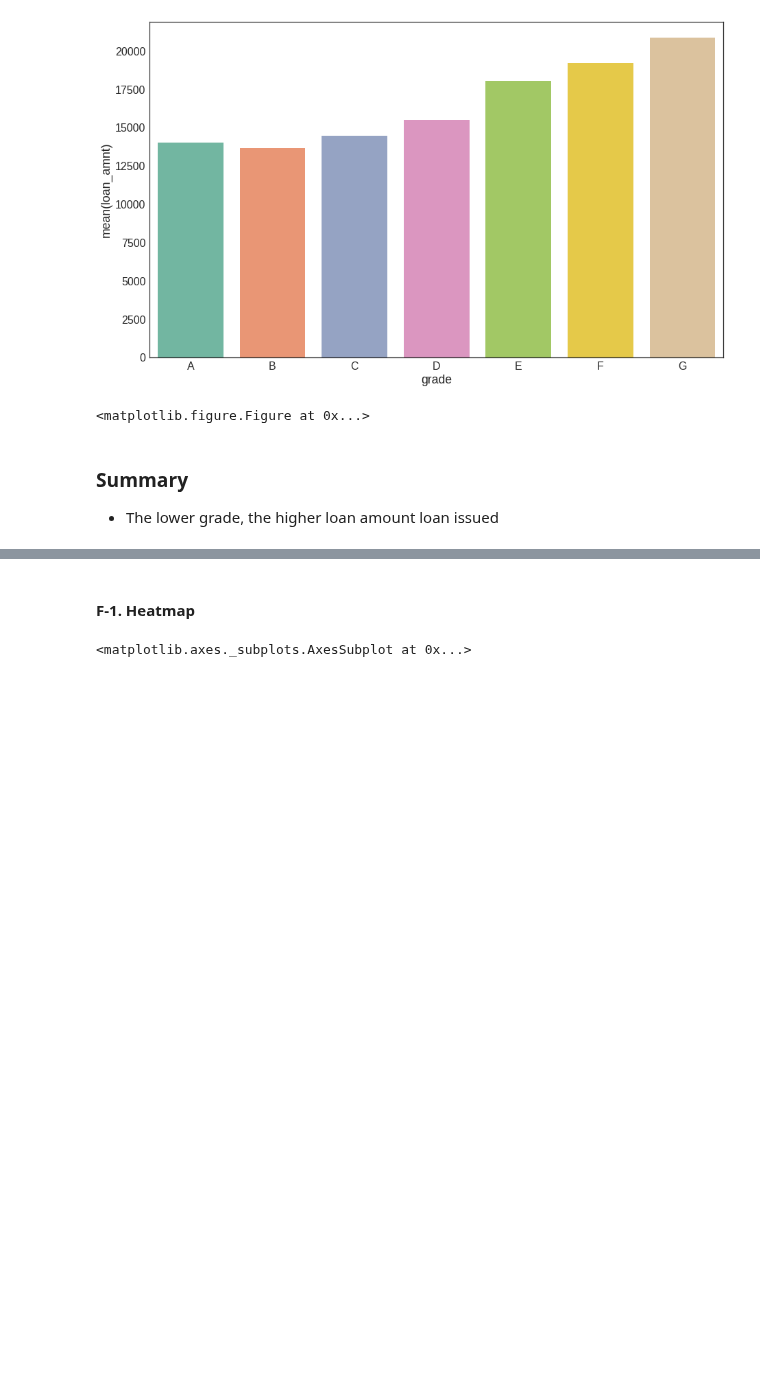
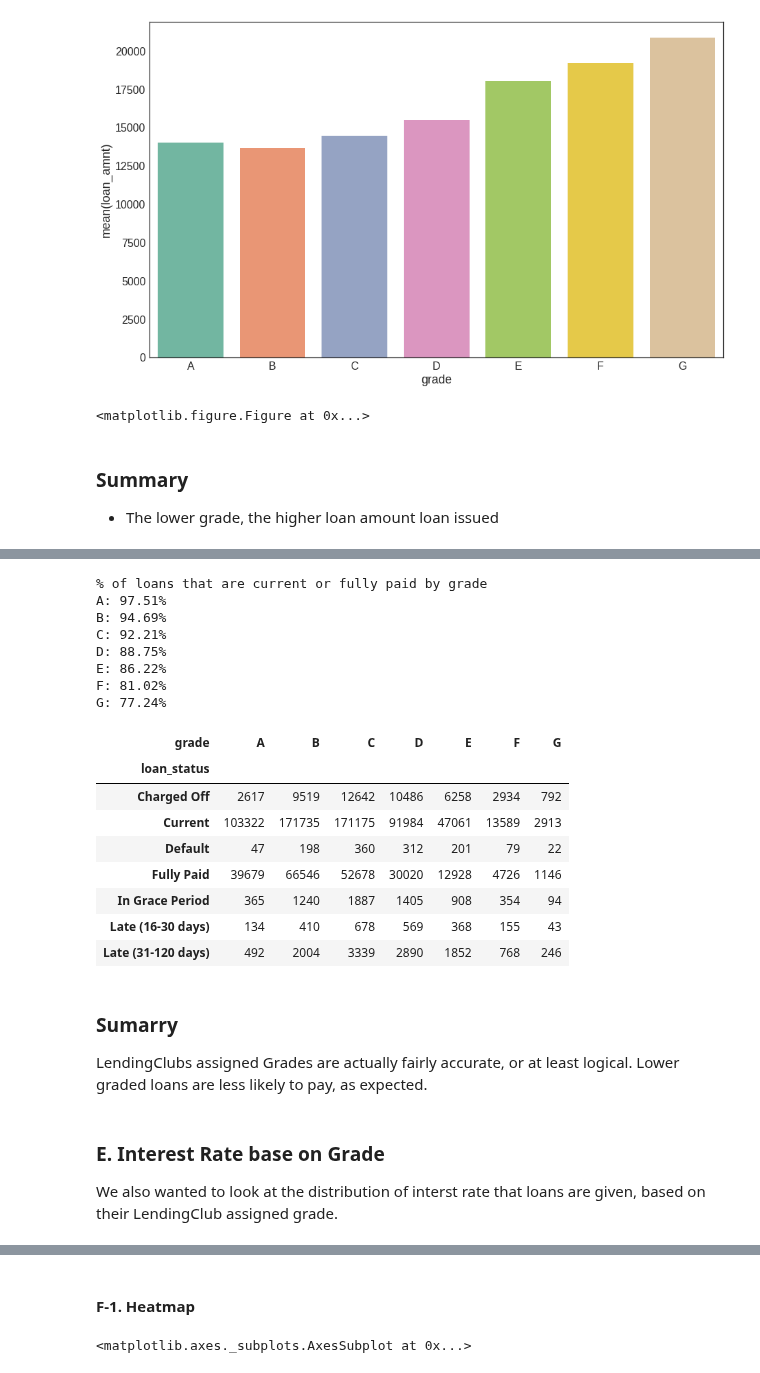
Before and after one commit to Deedasmi/mis665_final, a Jupyter notebook: mis665_final.ipynb, the cells around one changed output, grey strips where cells are left out. Drawn from its saved outputs; the diff is of its cells as text; code cells hidden in the pictures; blank space fills up the shorter version.

Commit message:
More storytelling and a new pivot table

```diff
--- a/mis665_final.ipynb
+++ b/mis665_final.ipynb
@@ -206,0 +226,34 @@ plt.clf()
+# %%
+print("% of loans that are current or fully paid by grade")
+print(f"A: {round((103322+39679)/(2617+103322+47+39679+365+134+492) * 100, 2)}%")
+print(f"B: {round((171735+66546)/(9519+171735+198+66546+1240+410+2004) * 100, 2)}%")
+print(f"C: {round((171175+52678)/(12642+171175+360+52678+1887+678+3339) * 100, 2)}%")
+print(f"D: {round((91984+30020)/(10486+91984+312+30020+1405+369+2890) * 100, 2)}%")
+print(f"E: {round((47061+12928)/(6258+47061+201+12928+908+368+1852) * 100, 2)}%")
+print(f"F: {round((13589+4726)/(2934+13589+79+4726+354+155+768)* 100, 2)}%")
+print(f"G: {round((2913+1146)/(792+2913+22+1146+94+42+246)* 100, 2)}%")
+pd.pivot_table(df, index="loan_status", columns="grade", aggfunc="size")
+# %% [output]
+% of loans that are current or fully paid by grade
+A: 97.51%
+B: 94.69%
+C: 92.21%
+D: 88.75%
+E: 86.22%
+F: 81.02%
+G: 77.24%
+| grade | A | B | C | D | E | F | G |
+| loan_status |  |  |  |  |  |  |  |
+| Charged Off | 2617 | 9519 | 12642 | 10486 | 6258 | 2934 | 792 |
+| Current | 103322 | 171735 | 171175 | 91984 | 47061 | 13589 | 2913 |
+| Default | 47 | 198 | 360 | 312 | 201 | 79 | 22 |
+| Fully Paid | 39679 | 66546 | 52678 | 30020 | 12928 | 4726 | 1146 |
+| In Grace Period | 365 | 1240 | 1887 | 1405 | 908 | 354 | 94 |
+| Late (16-30 days) | 134 | 410 | 678 | 569 | 368 | 155 | 43 |
+| Late (31-120 days) | 492 | 2004 | 3339 | 2890 | 1852 | 768 | 246 |
+# %% [markdown]
+### Sumarry
+LendingClubs assigned Grades are actually fairly accurate, or at least logical. Lower graded loans are less likely to pay, as expected.
+# %% [markdown]
+### E. Interest Rate base on Grade
+We also wanted to look at the distribution of interst rate that loans are given, based on their LendingClub assigned grade.
```
Also changed, not shown: parts of 31 cells of this notebook.
